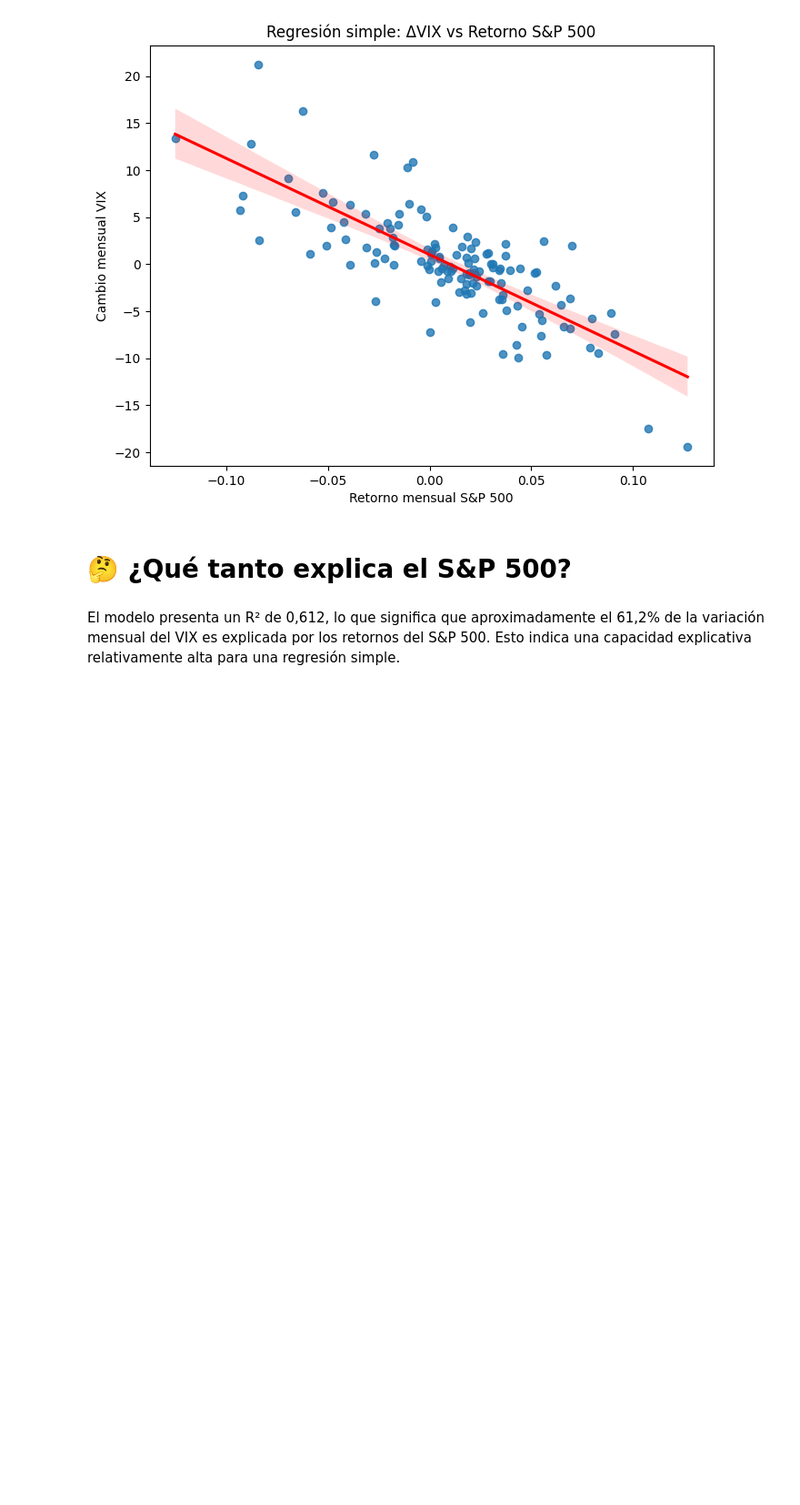
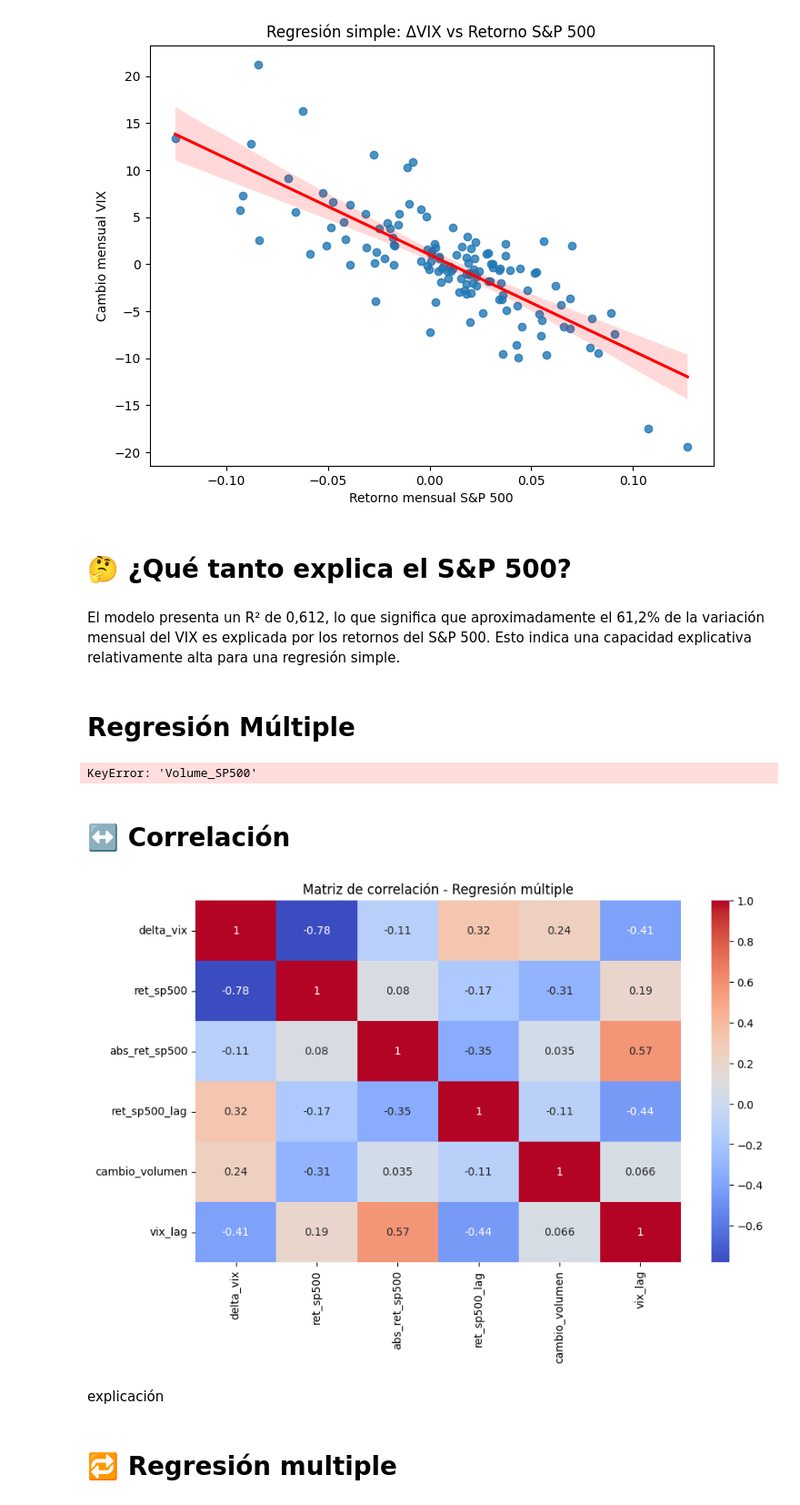
Before and after one commit to Antoniacifuentes/ds_finance_cifuentes, a Jupyter notebook: notebooks/hw3.ipynb, the cells around one changed output. Shown at 91% size. Cells and saved outputs as stored; diff of their text form; code cells hidden in the pictures; blank space fills up the shorter version.

Commit message:
Agregar regresión múltiple

```diff
--- a/notebooks/hw3.ipynb
+++ b/notebooks/hw3.ipynb
@@ -121,3 +127,44 @@ plt.show()
 # 🤔 ¿Qué tanto explica el S&P 500?
 # %% [markdown]
 El modelo presenta un R² de 0,612, lo que significa que aproximadamente el 61,2% de la variación mensual del VIX es explicada por los retornos del S&P 500. Esto indica una capacidad explicativa relativamente alta para una regresión simple.
+# %% [markdown]
+# Regresión Múltiple
+# %%
+datos_multi = datos.copy()
+
+datos_multi["ret_sp500"] = datos_multi["SP500"].pct_change()
+datos_multi["abs_ret_sp500"] = abs(datos_multi["ret_sp500"])
+datos_multi["ret_sp500_lag"] = datos_multi["ret_sp500"].shift(1)
+datos_multi["cambio_volumen"] = datos_multi["Volume_SP500"].pct_change()
+datos_multi["vix_lag"] = datos_multi["VIX"].shift(1)
+datos_multi["delta_vix"] = datos_multi["VIX"].diff()
+
+datos_multi = datos_multi.dropna()
+
+datos_multi.head()
+# %% [output]
+KeyError: 'Volume_SP500'
+# %% [markdown]
+# ↔️ Correlación
+# %%
+variables = [
+    "delta_vix",
+    "ret_sp500",
+    "abs_ret_sp500",
+    "ret_sp500_lag",
+    "cambio_volumen",
+    "vix_lag"
+]
+
+corr_multi = datos_multi[variables].corr()
+
+plt.figure(figsize=(10,6))
+sns.heatmap(corr_multi, annot=True, cmap="coolwarm")
+plt.title("Matriz de correlación - Regresión múltiple")
+plt.show()
+# %% [output]
+[figure, added]
+# %% [markdown]
+explicación
+# %% [markdown]
+# 🔁 Regresión multiple
```
Also changed, not shown: parts of 10 cells of this notebook.
